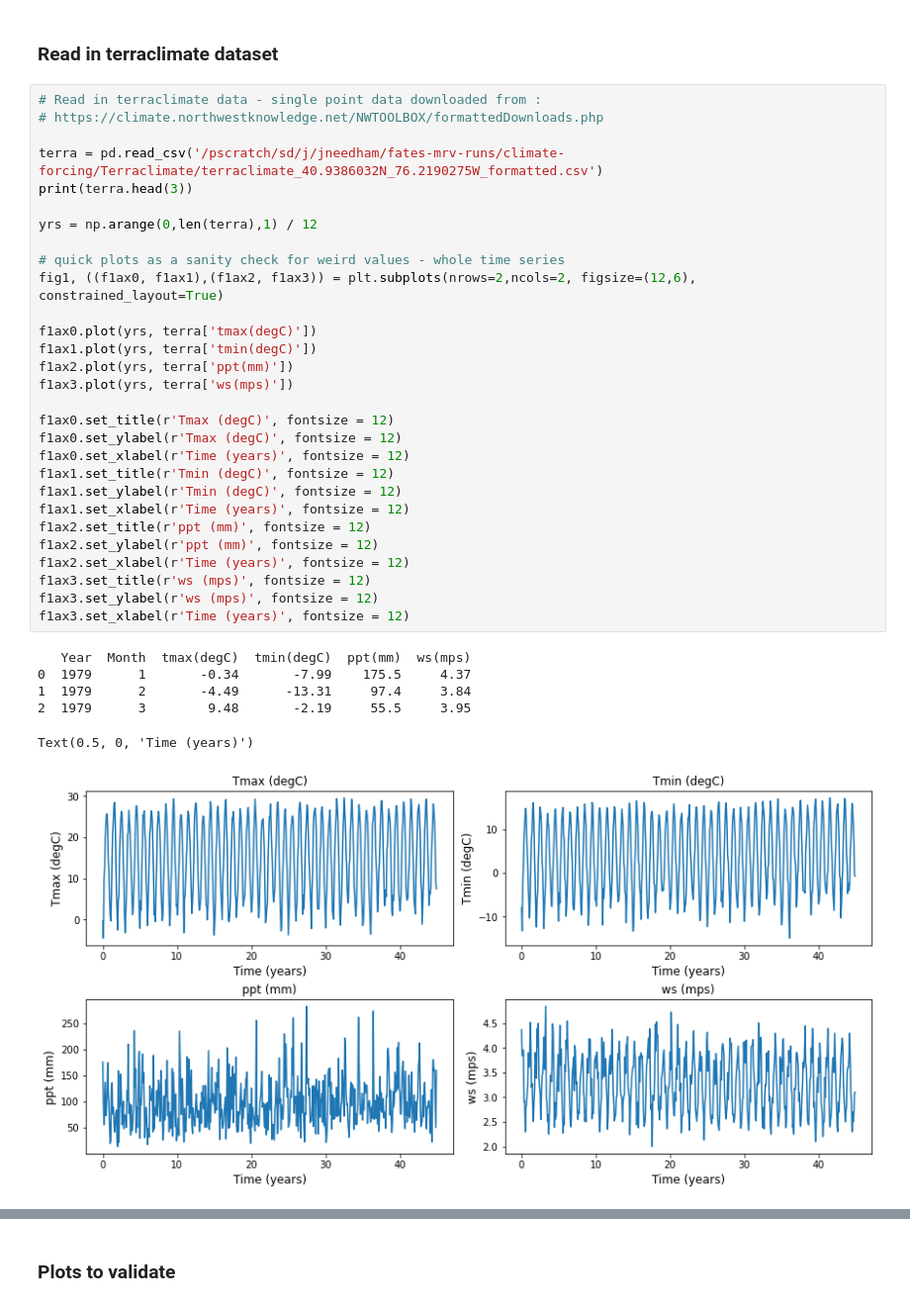
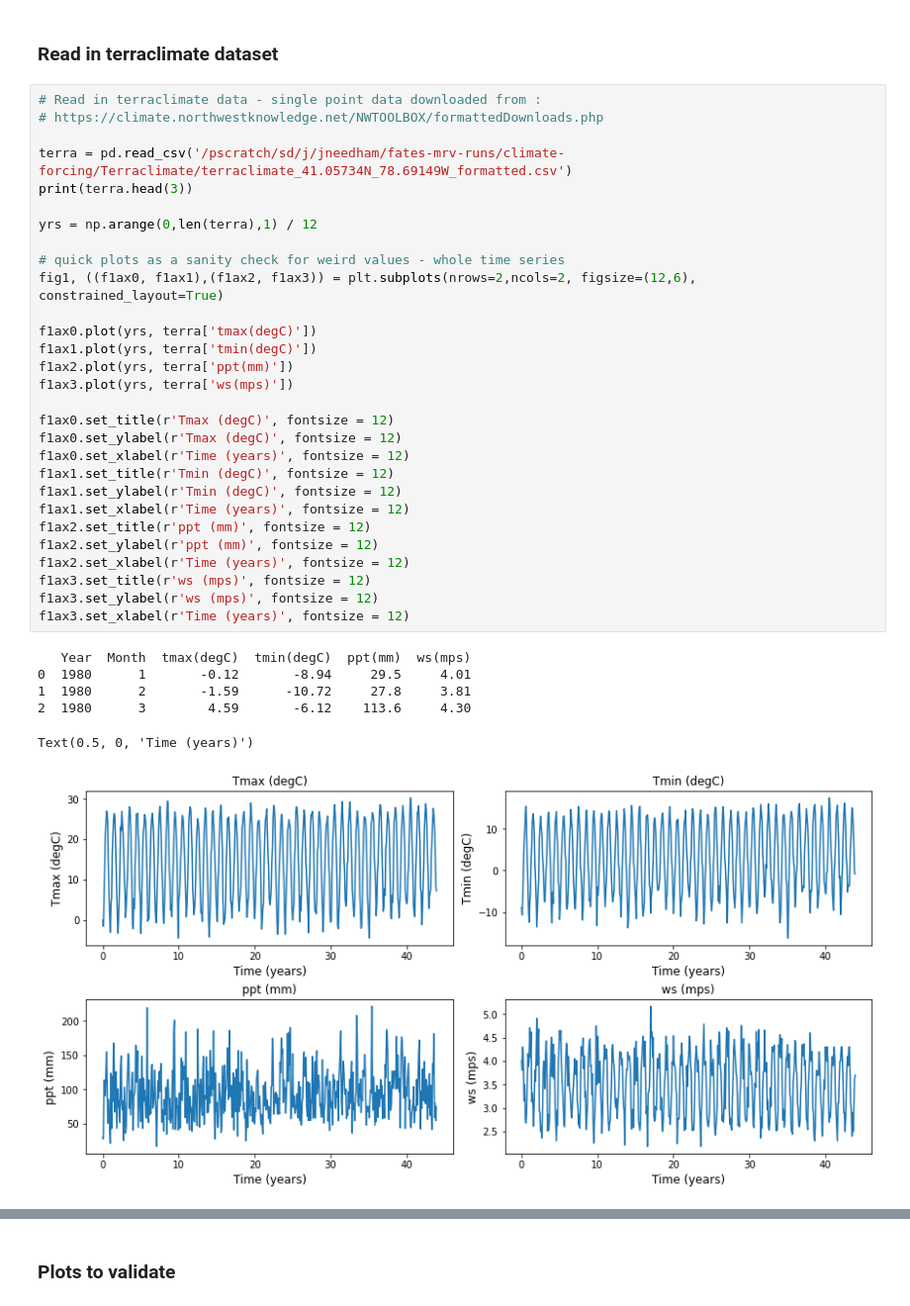
Before and after one commit to JessicaNeedham/FATES-MRV, a Jupyter notebook: climate_forcing_scripts/ERA5_PA_bias.ipynb, the cells around one changed output, grey strips where cells are left out. Shown at 99% size. Saved outputs shown, nothing was run; the diff lists cells and outputs as text.

```diff
--- a/climate_forcing_scripts/ERA5_PA_bias.ipynb
+++ b/climate_forcing_scripts/ERA5_PA_bias.ipynb
@@ -129,38 +147,38 @@ print(yrs)
 # Read in terraclimate data - single point data downloaded from :
 # https://climate.northwestknowledge.net/NWTOOLBOX/formattedDownloads.php
 
-terra = pd.read_csv('/pscratch/sd/j/jneedham/fates-mrv-runs/climate-forcing/Terraclimate/terraclimate_40.9386032N_76.2190275W_formatted.csv')
+terra = pd.read_csv('/pscratch/sd/j/jneedham/fates-mrv-runs/climate-forcing/Terraclimate/terraclimate_41.05734N_78.69149W_formatted.csv')
 print(terra.head(3))
 
 yrs = np.arange(0,len(terra),1) / 12
 
 # quick plots as a sanity check for weird values - whole time series
 fig1, ((f1ax0, f1ax1),(f1ax2, f1ax3)) = plt.subplots(nrows=2,ncols=2, figsize=(12,6), constrained_layout=True)
 
 f1ax0.plot(yrs, terra['tmax(degC)'])
 f1ax1.plot(yrs, terra['tmin(degC)'])
 f1ax2.plot(yrs, terra['ppt(mm)'])
 f1ax3.plot(yrs, terra['ws(mps)'])
 
 f1ax0.set_title(r'Tmax (degC)', fontsize = 12)
 f1ax0.set_ylabel(r'Tmax (degC)', fontsize = 12)
 f1ax0.set_xlabel(r'Time (years)', fontsize = 12)
 f1ax1.set_title(r'Tmin (degC)', fontsize = 12)
 f1ax1.set_ylabel(r'Tmin (degC)', fontsize = 12)
 f1ax1.set_xlabel(r'Time (years)', fontsize = 12)
 f1ax2.set_title(r'ppt (mm)', fontsize = 12)
 f1ax2.set_ylabel(r'ppt (mm)', fontsize = 12)
 f1ax2.set_xlabel(r'Time (years)', fontsize = 12)
 f1ax3.set_title(r'ws (mps)', fontsize = 12)
 f1ax3.set_ylabel(r'ws (mps)', fontsize = 12)
 f1ax3.set_xlabel(r'Time (years)', fontsize = 12)
 # %% [output]
    Year  Month  tmax(degC)  tmin(degC)  ppt(mm)  ws(mps)
-0  1979      1       -0.34       -7.99    175.5     4.37
-1  1979      2       -4.49      -13.31     97.4     3.84
-2  1979      3        9.48       -2.19     55.5     3.95
+0  1980      1       -0.12       -8.94     29.5     4.01
+1  1980      2       -1.59      -10.72     27.8     3.81
+2  1980      3        4.59       -6.12    113.6     4.30
 Text(0.5, 0, 'Time (years)')
-[figure, old version]
+[figure, new version]
 # %%
 tmin_seasonal = terra.groupby('Month')['tmin(degC)'].mean()
 tmax_seasonal = terra.groupby('Month')['tmax(degC)'].mean()
```
Also changed, not shown: parts of 13 cells of this notebook, 10 other files.
